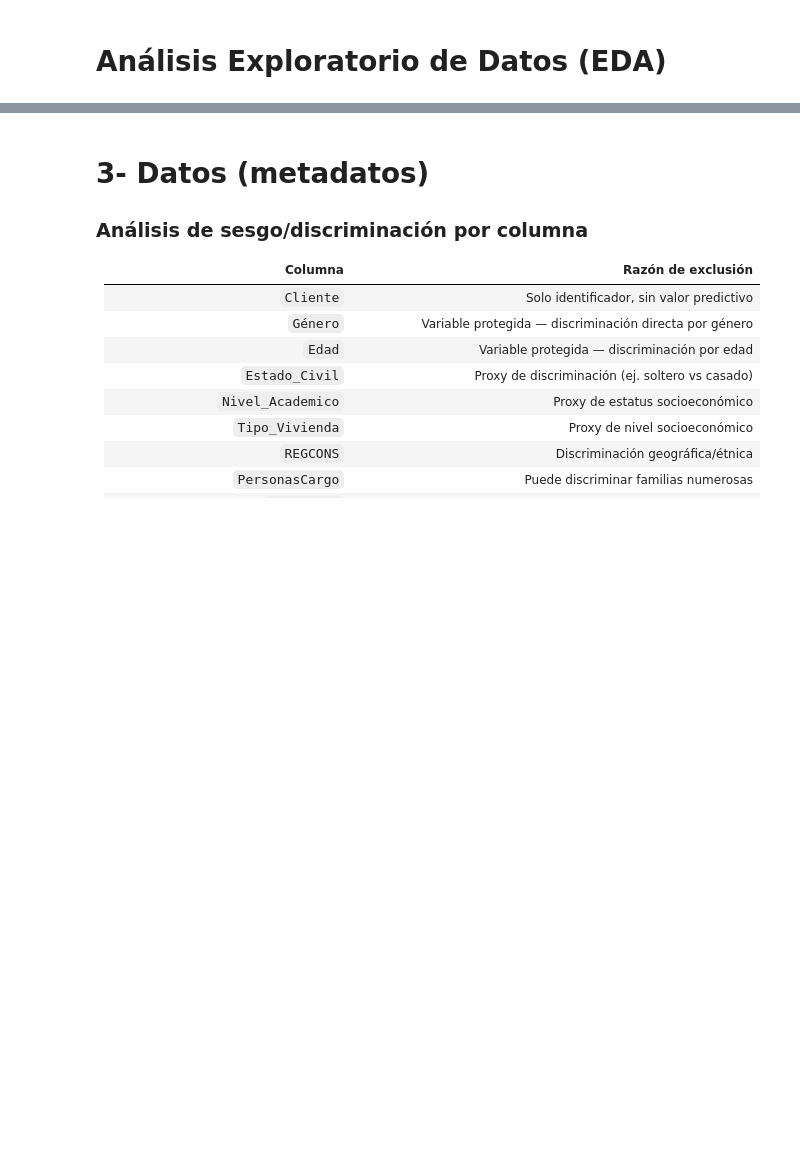
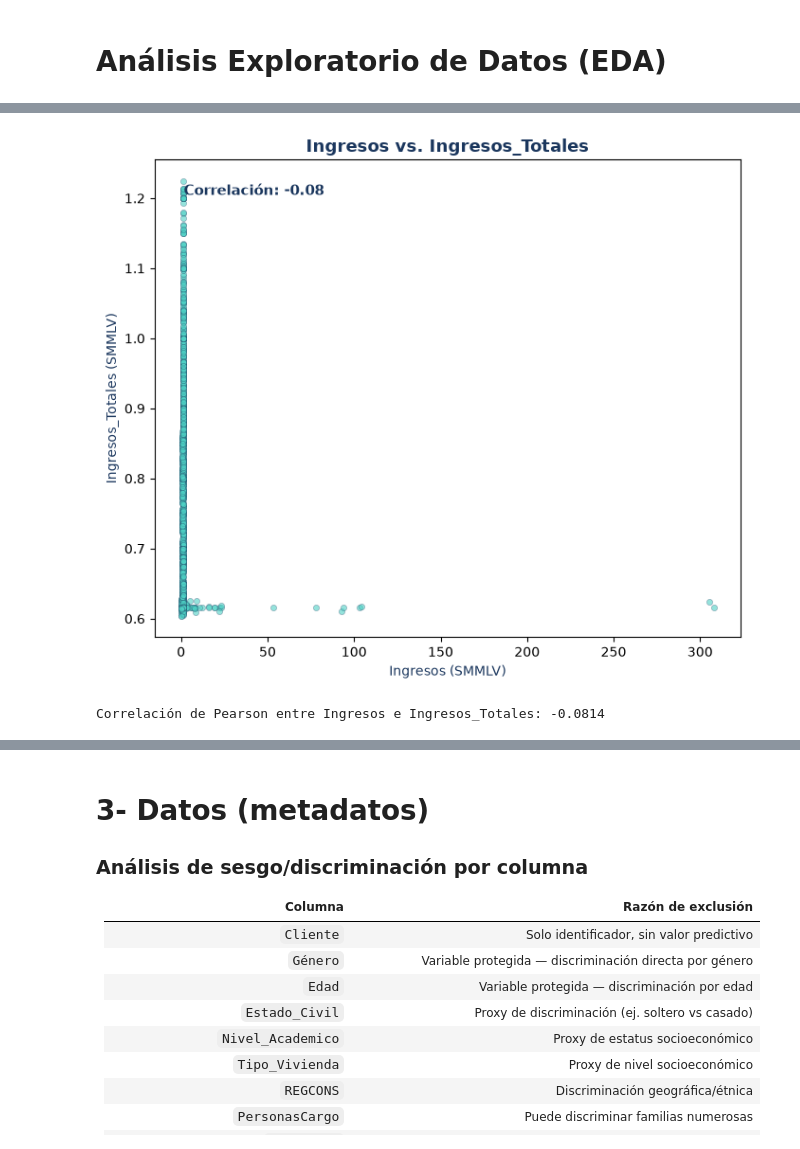
Before and after one commit to VelasquezG/TallerIA, a Jupyter notebook: TallerIA.ipynb, the cells around one changed output, grey strips where cells are left out. Cells and saved outputs as stored; diff of their text form; code cells hidden in the pictures; blank space fills up the shorter version.

```diff
--- a/TallerIA.ipynb
+++ b/TallerIA.ipynb
@@ -249,0 +357,27 @@ plt.show()
+# %%
+import matplotlib.pyplot as plt
+
+# Ingresos e Ingresos_Totales están expresados en SMMLV.
+datos_dispersión = df_limpio[['Ingresos', 'Ingresos_Totales']].dropna()
+correlación_ingresos = datos_dispersión['Ingresos'].corr(datos_dispersión['Ingresos_Totales'])
+
+fig, ax = plt.subplots(figsize=(7, 6))
+ax.scatter(
+    datos_dispersión['Ingresos'], datos_dispersión['Ingresos_Totales'],
+    color=TURQUESA, edgecolor=AZUL, linewidth=0.3, alpha=0.6, s=20,
+)
+ax.set_title('Ingresos vs. Ingresos_Totales', fontsize=13, fontweight='bold', color=AZUL)
+ax.set_xlabel('Ingresos (SMMLV)', color=AZUL)
+ax.set_ylabel('Ingresos_Totales (SMMLV)', color=AZUL)
+ax.text(
+    0.05, 0.95, f'Correlación: {correlación_ingresos:.2f}',
+    transform=ax.transAxes, fontsize=11, fontweight='bold',
+    color=AZUL, va='top',
+)
+plt.tight_layout()
+plt.show()
+
+print(f'Correlación de Pearson entre Ingresos e Ingresos_Totales: {correlación_ingresos:.4f}')
+# %% [output]
+[figure, added]
+Correlación de Pearson entre Ingresos e Ingresos_Totales: -0.0814
```
Also changed, not shown: parts of 14 cells of this notebook.
